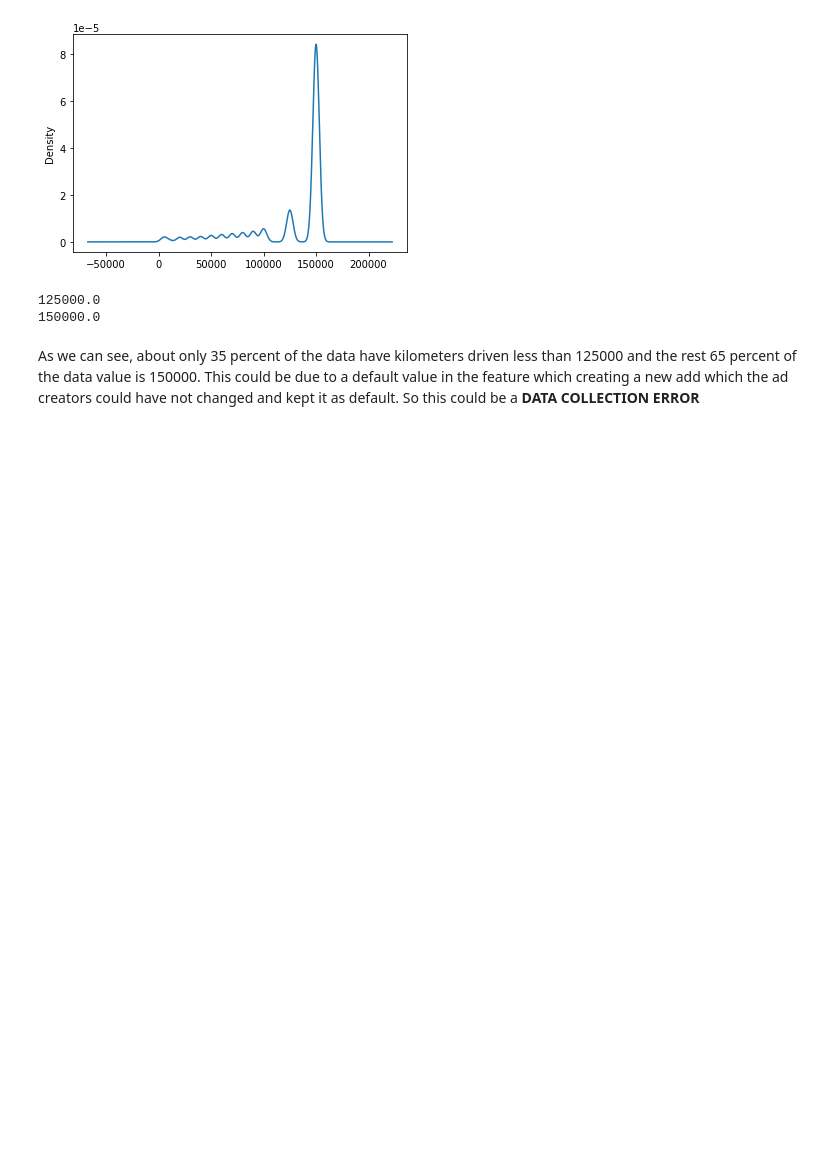
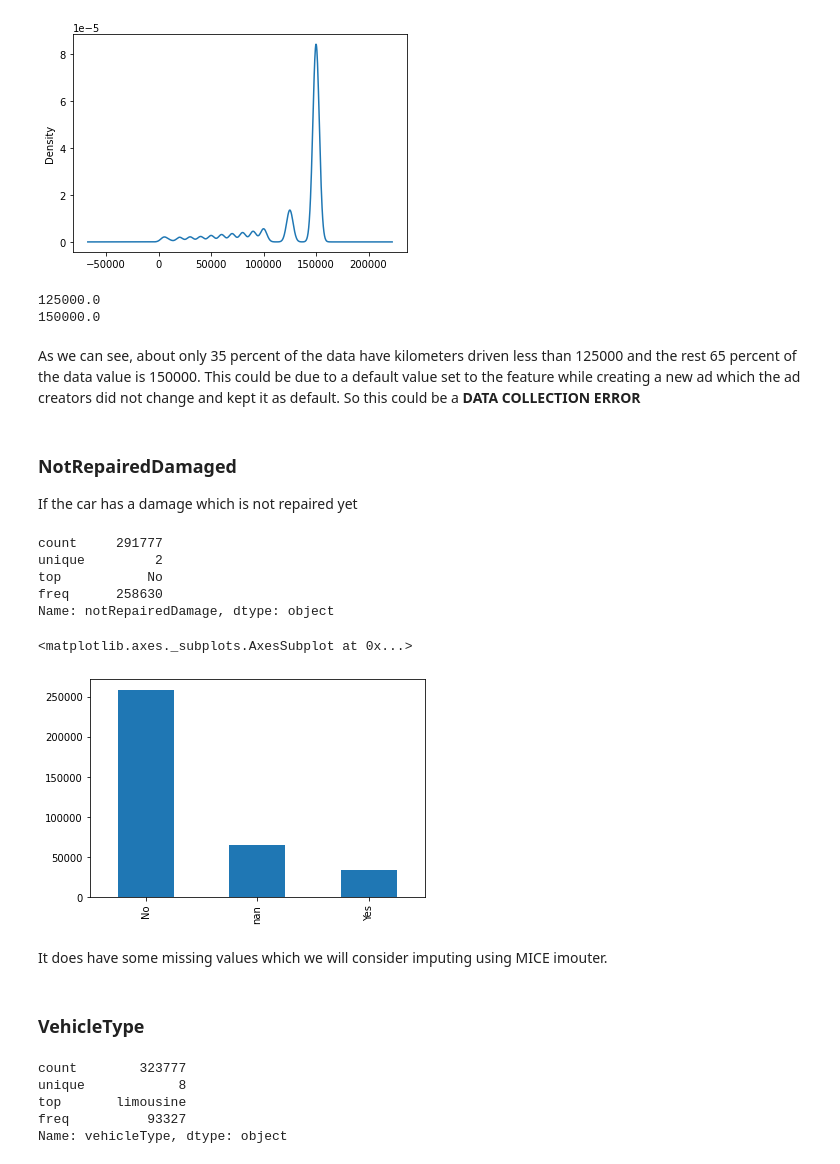
Before and after one commit to pratikasarkar/Used-Car-Price-Prediction, a Jupyter notebook: cars.ipynb, the cells around one changed output. Saved outputs shown, nothing was run; the diff lists cells and outputs as text; code cells hidden in the pictures; blank space fills up the shorter version.

```diff
--- a/cars.ipynb
+++ b/cars.ipynb
@@ -420,4 +417,34 @@ print(np.quantile(df2['kilometer'],0.3532))
 125000.0
 150000.0
 # %% [markdown]
-As we can see, about only 35 percent of the data have kilometers driven less than 125000 and the rest 65 percent of the data value is 150000. This could be due to a default value in the feature which creating a new add which the ad creators could have not changed and kept it as default. So this could be a **DATA COLLECTION ERROR**
+As we can see, about only 35 percent of the data have kilometers driven less than 125000 and the rest 65 percent of the data value is 150000. This could be due to a default value set to the feature while creating a new ad which the ad creators did not change and kept it as default. So this could be a **DATA COLLECTION ERROR**
+# %%
+df2.loc[df['kilometer'] == 150000,'kilometer'] = np.nan
+# %% [markdown]
+### NotRepairedDamaged
+If the car has a damage which is not repaired yet
+# %%
+df2['notRepairedDamage'].describe()
+# %% [output]
+count     291777
+unique         2
+top           No
+freq      258630
+Name: notRepairedDamage, dtype: object
+# %%
+df2['notRepairedDamage'].value_counts(dropna = False).plot(kind = 'bar')
+# %% [output]
+<matplotlib.axes._subplots.AxesSubplot at 0x...>
+[figure, added]
+# %% [markdown]
+It does have some missing values which we will consider imputing using MICE imouter.
+# %% [markdown]
+### VehicleType
+# %%
+df2['vehicleType'].describe()
+# %% [output]
+count        323777
+unique            8
+top       limousine
+freq          93327
+Name: vehicleType, dtype: object
```
Also changed, not shown: parts of 55 cells of this notebook.
